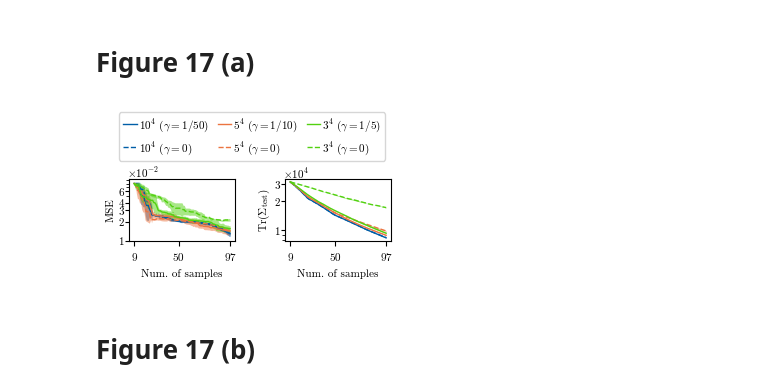
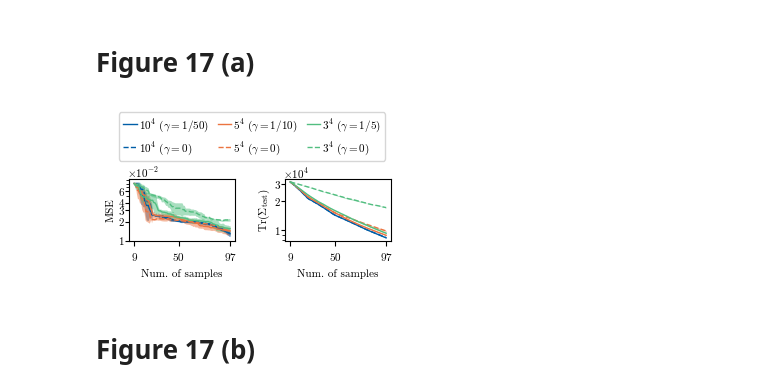
Before and after one commit to alexxromero/gpder, a Jupyter notebook: paper_figures/HEP_4D/plots.ipynb, the cells around one changed output. Drawn from its saved outputs; the diff is of its cells as text; code cells hidden in the pictures.

```diff
--- a/paper_figures/HEP_4D/plots.ipynb
+++ b/paper_figures/HEP_4D/plots.ipynb
@@ -523,19 +525,19 @@ ax[0].fill_between(np.arange(a, b),
 
 mean_mse_reg_sequential = np.mean(gp_reg_mse_Xu3_g5, axis=0)
 std_mse_reg_sequential = np.std(gp_reg_mse_Xu3_g5, ddof=1, axis=0)
-ax[0].plot(np.arange(a, b), mean_mse_reg_sequential, linewidth=1, color='#52D110', label=r'$3^4$ ($\gamma=1/5$)')
+ax[0].plot(np.arange(a, b), mean_mse_reg_sequential, linewidth=1, color='#52BE80', label=r'$3^4$ ($\gamma=1/5$)')
 ax[0].fill_between(np.arange(a, b),
                    mean_mse_reg_sequential-std_mse_reg_sequential,
                    mean_mse_reg_sequential+std_mse_reg_sequential,
-                   color='#52D110', linewidth=0, alpha=0.5)
+                   color='#52BE80', linewidth=0, alpha=0.5)
 
 mean_mse_reg_sequential = np.mean(gp_reg_mse_Xu3_g0, axis=0)
 std_mse_reg_sequential = np.std(gp_reg_mse_Xu3_g0, ddof=1, axis=0)
-ax[0].plot(np.arange(a, b), mean_mse_reg_sequential, linewidth=1, color='#52D110', label=r'$3^4$ ($\gamma=0$)', linestyle='--')
+ax[0].plot(np.arange(a, b), mean_mse_reg_sequential, linewidth=1, color='#52BE80', label=r'$3^4$ ($\gamma=0$)', linestyle='--')
 ax[0].fill_between(np.arange(a, b),
                    mean_mse_reg_sequential-std_mse_reg_sequential,
                    mean_mse_reg_sequential+std_mse_reg_sequential,
-                   color='#52D110', linewidth=0, alpha=0.5)
+                   color='#52BE80', linewidth=0, alpha=0.5)
 
 
 # -- BED k=1 -- #
@@ -574,49 +576,49 @@ ax[1].fill_between(np.arange(a, b),
 
 mean_uncert_reg_sequential = np.mean(gp_reg_uncert_Xu3_g5, axis=0)
 std_uncert_reg_sequential = np.std(gp_reg_uncert_Xu3_g5, ddof=1, axis=0)
-ax[1].plot(np.arange(a, b), mean_uncert_reg_sequential, linewidth=1, color='#52D110')
+ax[1].plot(np.arange(a, b), mean_uncert_reg_sequential, linewidth=1, color='#52BE80')
 ax[1].fill_between(np.arange(a, b),
                    mean_uncert_reg_sequential-std_uncert_reg_sequential,
                    mean_uncert_reg_sequential+std_uncert_reg_sequential,
-                   color='#52D110', linewidth=0, alpha=0.5)
+                   color='#52BE80', linewidth=0, alpha=0.5)
 
 mean_uncert_reg_sequential = np.mean(gp_reg_uncert_Xu3_g0, axis=0)
 std_uncert_reg_sequential = np.std(gp_reg_uncert_Xu3_g0, ddof=1, axis=0)
-ax[1].plot(np.arange(a, b), mean_uncert_reg_sequential, linewidth=1, color='#52D110', linestyle='--')
+ax[1].plot(np.arange(a, b), mean_uncert_reg_sequential, linewidth=1, color='#52BE80', linestyle='--')
 ax[1].fill_between(np.arange(a, b),
                    mean_uncert_reg_sequential-std_uncert_reg_sequential,
                    mean_uncert_reg_sequential+std_uncert_reg_sequential,
-                   color='#52D110', linewidth=0, alpha=0.5)
+                   color='#52BE80', linewidth=0, alpha=0.5)
 
 ax[0].legend(handlelength=1.2, ncol=3, columnspacing=0.8, handletextpad=0.2, loc=(-0.1, 1.3))
 
 for i in range(2):
     ax[i].set_xlabel("Num. of samples")
 
 ax[0].set_ylabel("MSE", labelpad=2)
 ax[1].set_ylabel("Tr($\Sigma_{\mathrm{test}}$)", labelpad=2)
 
 for i in range(2):
     ax[i].set_xlabel("Num. of samples")
     ax[i].set_xticks([9, 50, 97])
     ax[i].ticklabel_format(axis='y', style='sci', scilimits=(0,0))
     ax[i].tick_params(axis='y', length=3, pad=1)
 
 ax[0].set_yscale('log')
 ax[1].set_yscale('log')
 
 ax[0].set_yticks(np.array([1, 2, 3, 4, 6])/100)
 ax[0].set_yticklabels(np.array([1, 2, 3, 4, 6]))
 ax[0].text(2, 0.1, r"$\times 10^{-2}$")
 ax[1].set_yticks(np.array([1, 2, 3])*10000)
 ax[1].set_yticklabels(np.array([1, 2, 3]))
 ax[1].text(2, 35000, r"$\times 10^{4}$")
 
 plt.savefig("hep4d_BED_regGP_XuChoice.pdf", bbox_inches="tight", pad_inches=0.1, dpi=400)
 
 plt.show()
 # %% [output]
-[figure, old version]
+[figure, new version]
 # %% [markdown]
 # Figure 17 (b)
 # %%
```
Also changed, not shown: parts of 8 cells of this notebook, 35 other files.
